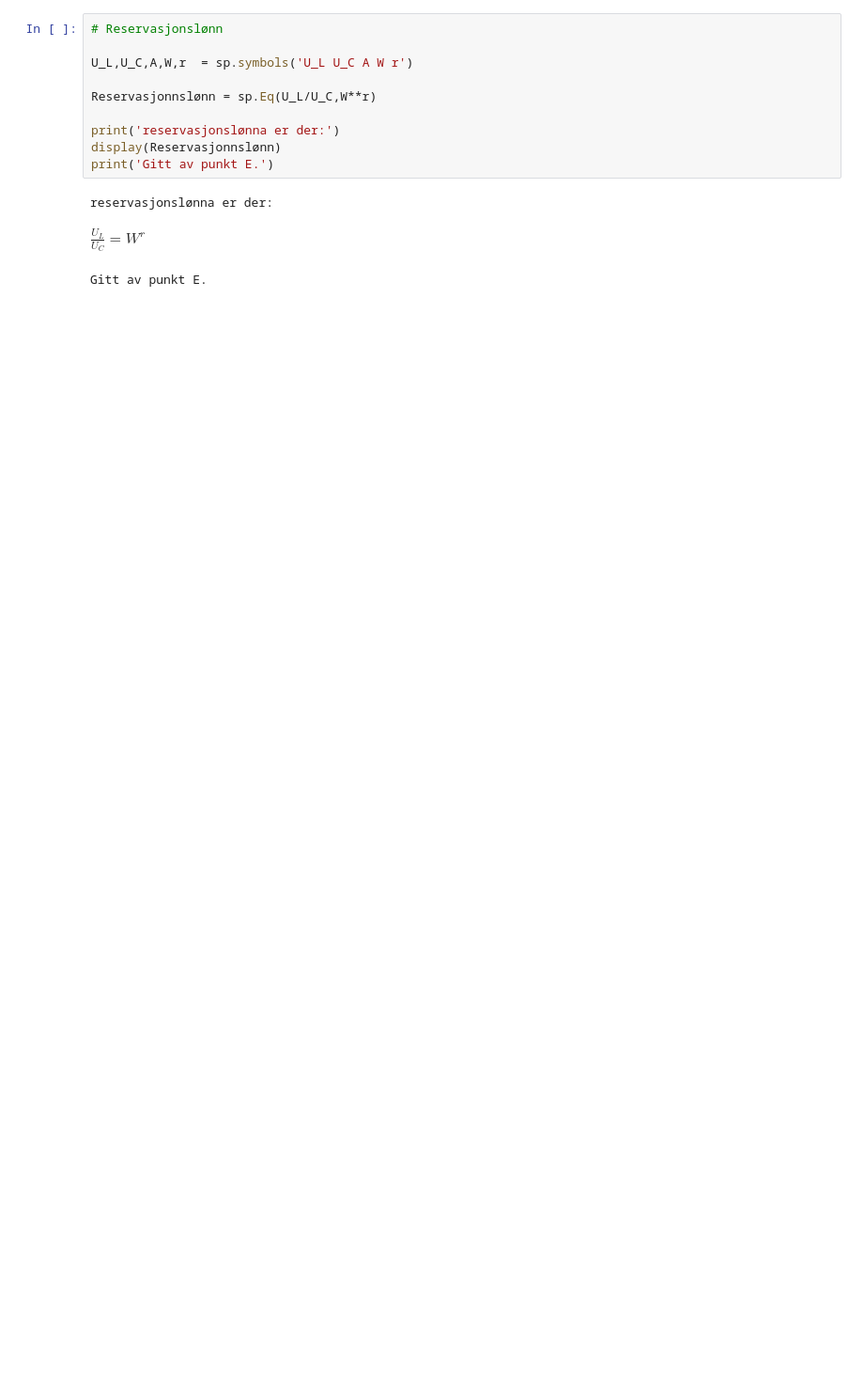
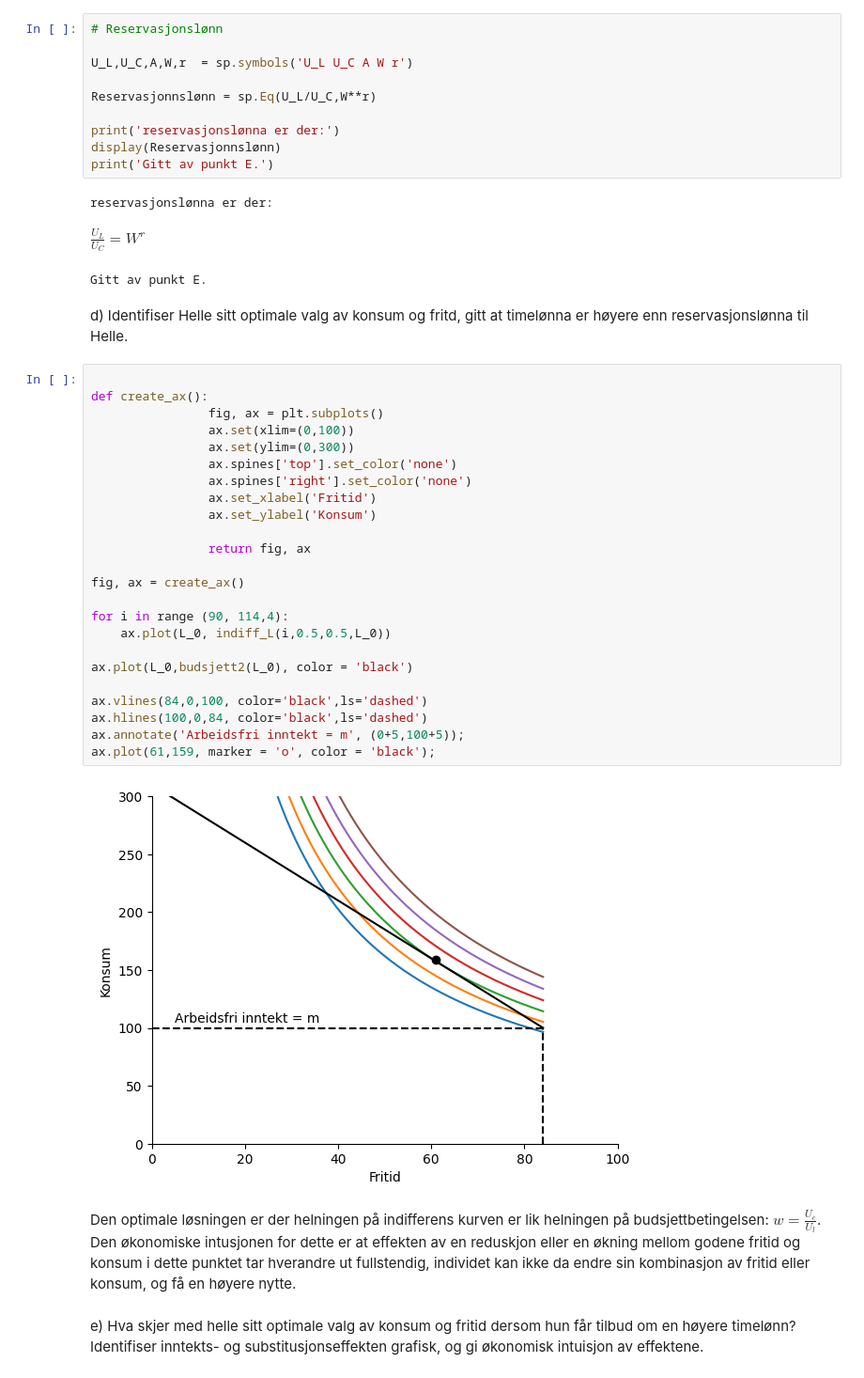
Before and after one commit to loopdiggaz/SOK2008, a Jupyter notebook: Oppgave_seminar1.ipynb, the cells around one changed output. Shown at 94% size. Saved outputs shown, nothing was run; the diff lists cells and outputs as text; blank space fills up the shorter version.

```diff
--- a/Oppgave_seminar1.ipynb
+++ b/Oppgave_seminar1.ipynb
@@ -119,3 +117,39 @@ print('Gitt av punkt E.')
 reservasjonslønna er der:
 $\displaystyle \frac{U_{L}}{U_{C}} = W^{r}$
 Gitt av punkt E.
+# %% [markdown]
+d) Identifiser Helle sitt optimale valg av konsum og fritd, gitt at timelønna er høyere enn
+reservasjonslønna til Helle.
+# %%
+
+def create_ax():
+                fig, ax = plt.subplots()
+                ax.set(xlim=(0,100))
+                ax.set(ylim=(0,300))
+                ax.spines['top'].set_color('none')
+                ax.spines['right'].set_color('none')
+                ax.set_xlabel('Fritid')
+                ax.set_ylabel('Konsum')
+
+                return fig, ax
+
+fig, ax = create_ax()
+
+for i in range (90, 114,4):
+    ax.plot(L_0, indiff_L(i,0.5,0.5,L_0))
+
+ax.plot(L_0,budsjett2(L_0), color = 'black')
+
+ax.vlines(84,0,100, color='black',ls='dashed')
+ax.hlines(100,0,84, color='black',ls='dashed')
+ax.annotate('Arbeidsfri inntekt = m', (0+5,100+5));
+ax.plot(61,159, marker = 'o', color = 'black');
+# %% [output]
+[figure, added]
+# %% [markdown]
+Den optimale løsningen er der helningen på indifferens kurven er lik helningen på budsjettbetingelsen:
+$ w = \frac{U_c}{U_l}$. Den økonomiske intusjonen for dette er at effekten av en reduskjon eller en økning mellom godene fritid og konsum i dette punktet tar hverandre ut fullstendig, individet kan ikke da endre sin kombinasjon av fritid eller konsum, og få en høyere nytte.
+# %% [markdown]
+e) Hva skjer med helle sitt optimale valg av konsum og fritid dersom hun får tilbud om en
+høyere timelønn? Identifiser inntekts- og substitusjonseffekten grafisk, og gi økonomisk
+intuisjon av effektene.
```
Also changed, not shown: parts of 3 cells of this notebook, 1 other file.
